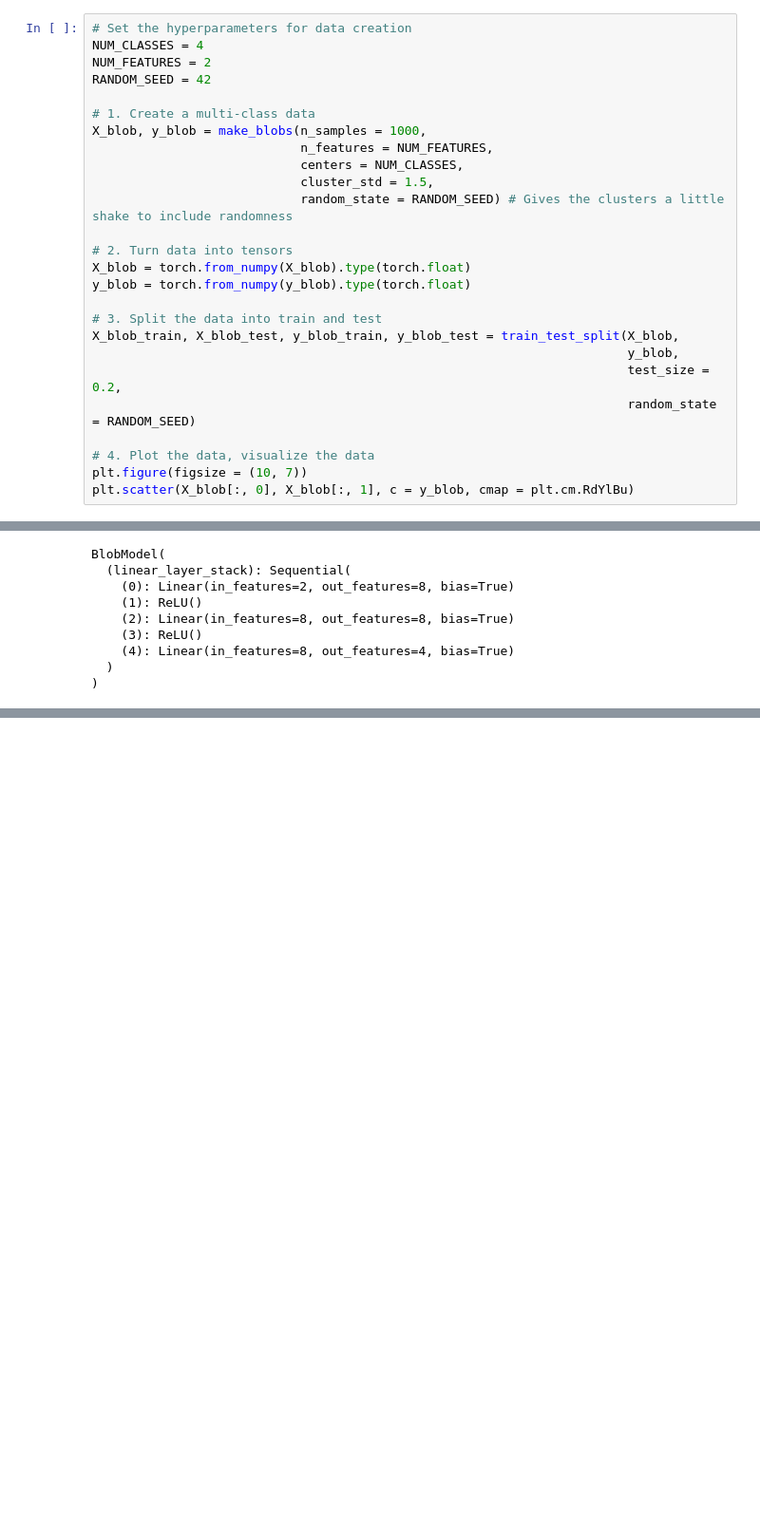
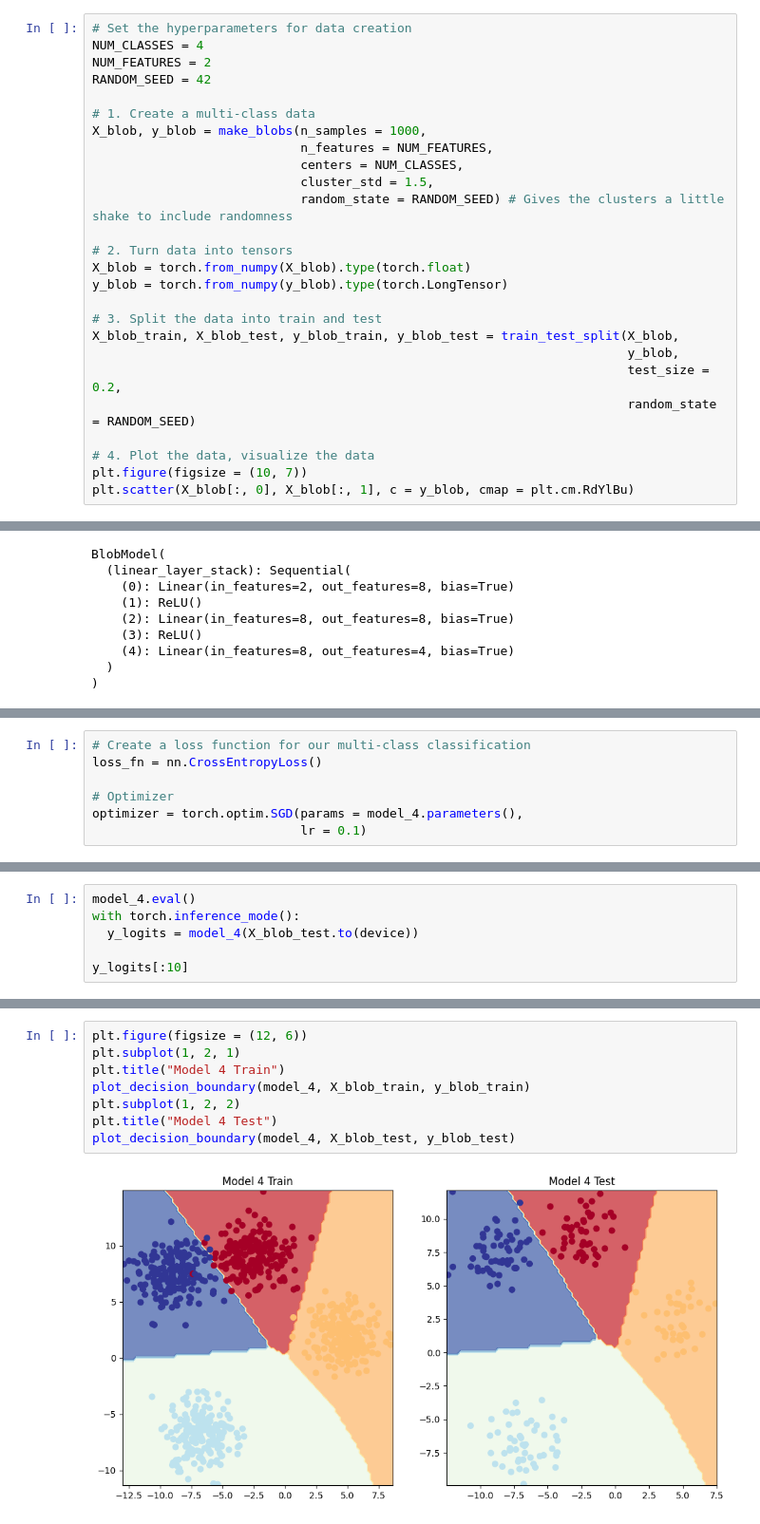
Before and after one commit to Musawer-Afzal/PyTorch-for-DL---Complete-Course, a Jupyter notebook: 02_pytorch_classification.ipynb, the cells around one changed output, grey strips where cells are left out. Shown at 95% size. Drawn from its saved outputs; the diff is of its cells as text; blank space fills up the shorter version.

Commit message:
Chapter 2 - Neural Network Classification Complete

```diff
--- a/02_pytorch_classification.ipynb
+++ b/02_pytorch_classification.ipynb
@@ -904,7 +904,7 @@ X_blob, y_blob = make_blobs(n_samples = 1000,
 
 # 2. Turn data into tensors
 X_blob = torch.from_numpy(X_blob).type(torch.float)
-y_blob = torch.from_numpy(y_blob).type(torch.float)
+y_blob = torch.from_numpy(y_blob).type(torch.LongTensor)
 
 # 3. Split the data into train and test
 X_blob_train, X_blob_test, y_blob_train, y_blob_test = train_test_split(X_blob,
@@ -970,0 +973,7 @@ BlobModel(
+# %%
+# Create a loss function for our multi-class classification
+loss_fn = nn.CrossEntropyLoss()
+
+# Optimizer
+optimizer = torch.optim.SGD(params = model_4.parameters(),
+                            lr = 0.1)
@@ -970,0 +986,6 @@ BlobModel(
+# %%
+model_4.eval()
+with torch.inference_mode():
+  y_logits = model_4(X_blob_test.to(device))
+
+y_logits[:10]
@@ -970,0 +1163,10 @@ BlobModel(
+# %%
+plt.figure(figsize = (12, 6))
+plt.subplot(1, 2, 1)
+plt.title("Model 4 Train")
+plot_decision_boundary(model_4, X_blob_train, y_blob_train)
+plt.subplot(1, 2, 2)
+plt.title("Model 4 Test")
+plot_decision_boundary(model_4, X_blob_test, y_blob_test)
+# %% [output]
+[figure, added]
```
Also changed, not shown: parts of 29 cells of this notebook.
